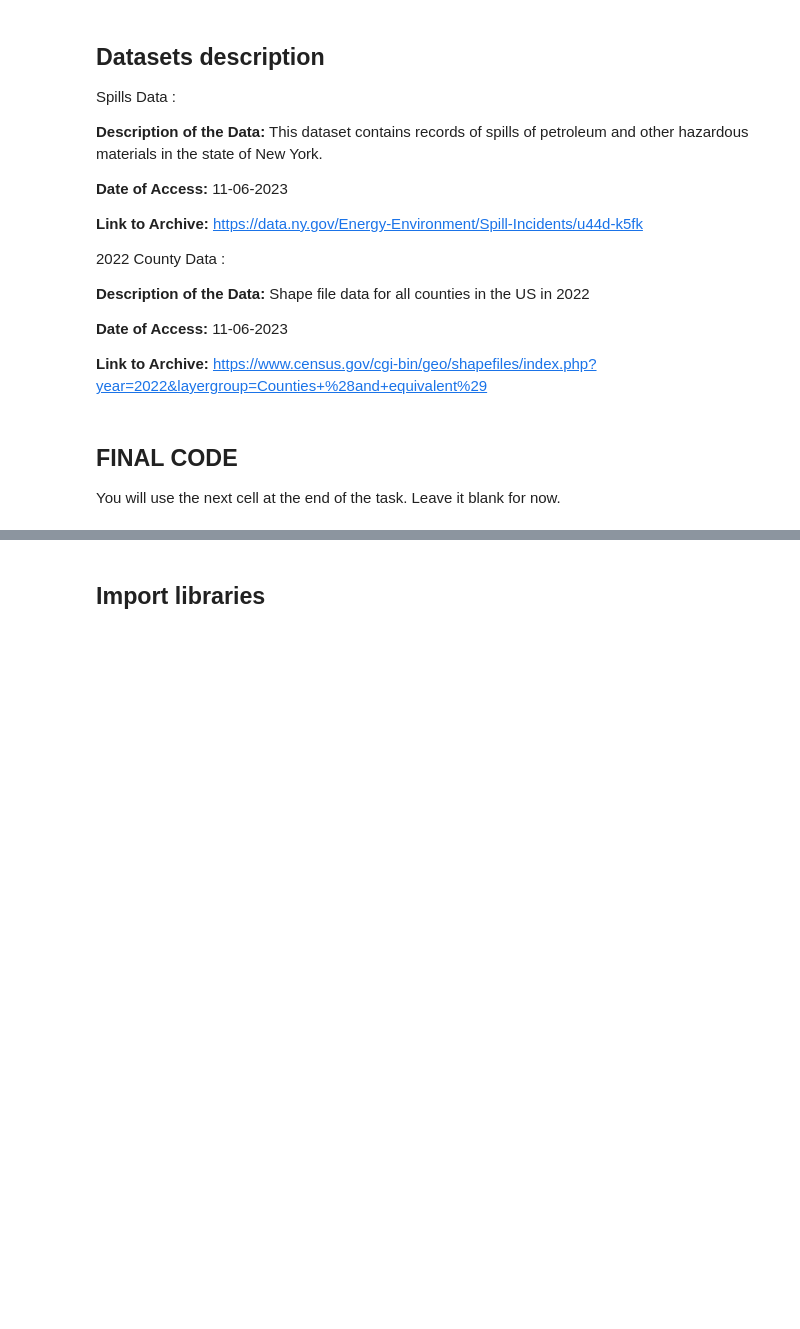
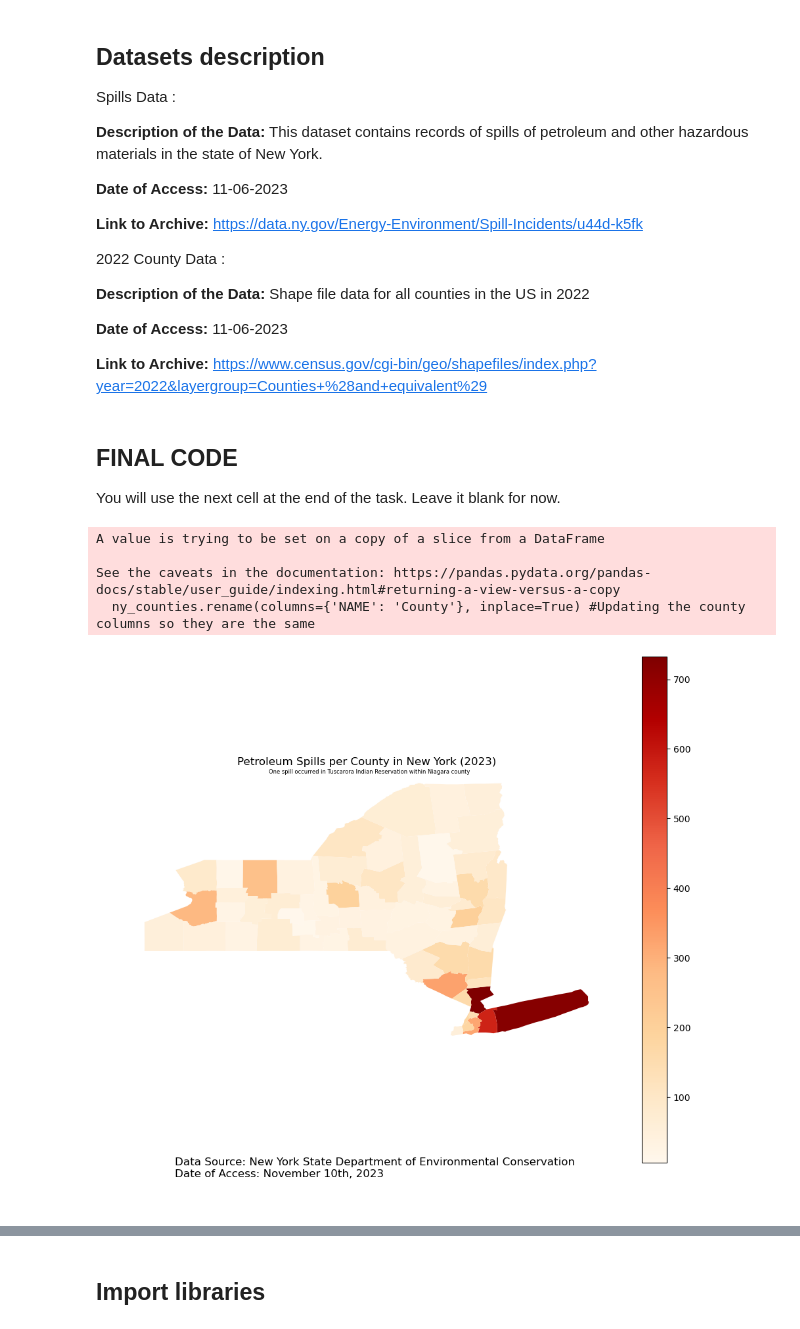
Before and after one commit to ccaswell25/eds220-hwk3, a Jupyter notebook: hwk3-task1-spills.ipynb, the cells around one changed output, grey strips where cells are left out. Saved outputs shown, nothing was run; the diff lists cells and outputs as text; code cells hidden in the pictures; blank space fills up the shorter version.

```diff
--- a/hwk3-task1-spills.ipynb
+++ b/hwk3-task1-spills.ipynb
@@ -59,3 +57,46 @@ You will use the next cell at the end of the task. Leave it blank for now.
+# %%
+### My Final Code:
+import pandas as pd #importing libraries
+import geopandas as gpd #importing libraries
+import matplotlib.pyplot as plt #importing libraries
+import numpy as np #importing libraries
+spills = pd.read_csv('data/Spill_Incidents_20231106.csv') # Importing NY spills data
+counties = gpd.read_file('data/tl_2022_uscounties/tl_2022_us_county.shp') # Importing the counties data
+spills.columns = spills.columns.str.replace(' ', '') # Removing white space from columns
+spills['SpillDate'] = pd.to_datetime(spills['SpillDate']) #Changing spill date to a datetime column
+petr_23 = spills[ (spills.MaterialFamily == 'Petroleum') & (spills['SpillDate'] >= '01/01/2023') & (spills['SpillDate'] <= '10/31/2023')] #filtering the data to only have petroleum spills in 2023
+spills_per_county = petr_23['County'].value_counts().reset_index() # Creating a new dataframe by resetting the index and counting the spills per county
+spills_per_county.columns = ['County', 'n_spills'] #new dataframe with only the columns we need
+counties.columns.str.lower() #simplifying column names for counties
+ny_counties = counties[counties.STATEFP == '36'] #only getting counties for NY
+spills_per_county_counties = spills_per_county['County'].values #first getting just the values from the county columns
+ny_counties_names = ny_counties['NAME'].values #first getting just the values from the county columns
+county_difference = np.setdiff1d(spills_per_county_counties, ny_counties_names) #finding the columns that are different
+st_lawrence_index = spills_per_county[spills_per_county.County=='St Lawrence'].index[0] #select the first item in that tuple using [0]
+spills_per_county.at[st_lawrence_index, 'County'] = 'St. Lawrence' #updating the name St Lawrence
+ny_counties.rename(columns={'NAME': 'County'}, inplace=True) #Updating the county columns so they are the same
+ny_counties = pd.merge(spills_per_county, ny_counties, on='County', how='inner') #innerjoining the two datasets
+niagara_county_index = ny_counties[ny_counties['County'] == 'Niagara'].index #finding Niagara county
+ny_counties.loc[niagara_county_index, 'n_spills'] + 1 #adding one spill to niagara county
+ny_counties = gpd.GeoDataFrame(ny_counties, #creating a new geo-dataframe of our merged datasets
+                                geometry = 'geometry',
+                               crs = "EPSG:2263")
+fig, ax = plt.subplots(figsize=(12, 10))#Creating the canvas for our choropleth map
+ny_counties.plot(column='n_spills', cmap='OrRd', linewidth=0.4, ax=ax, legend=True) # Use 'n_spills' as the column to visualize on the map
+plt.title('Petroleum Spills per County in New York (2023)', fontsize=12)
+plt.annotate('Data Source: New York State Department of Environmental Conservation\nDate of Access: November 10th, 2023',
+             xy=(0.1, .08),  xycoords='figure fraction', horizontalalignment='left',
+             verticalalignment='top', fontsize=12)
+plt.annotate('One spill occurred in Tuscarora Indian Reservation within Niagara county',
+             xy=(0.3, 0.99),  xycoords='axes fraction', fontsize=6) #Setting title and annotations
+ax.set_axis_off() #Removing the axis
+plt.show() #Showing the map
+# %% [output]
+A value is trying to be set on a copy of a slice from a DataFrame
+
+See the caveats in the documentation: https://pandas.pydata.org/pandas-docs/stable/user_guide/indexing.html#returning-a-view-versus-a-copy
+  ny_counties.rename(columns={'NAME': 'County'}, inplace=True) #Updating the county columns so they are the same
+[figure, added]
 # %% [markdown]
 <!-- write your description in this markdwon cell -->
 # %% [markdown]
```
Also changed, not shown: parts of 34 cells of this notebook.
